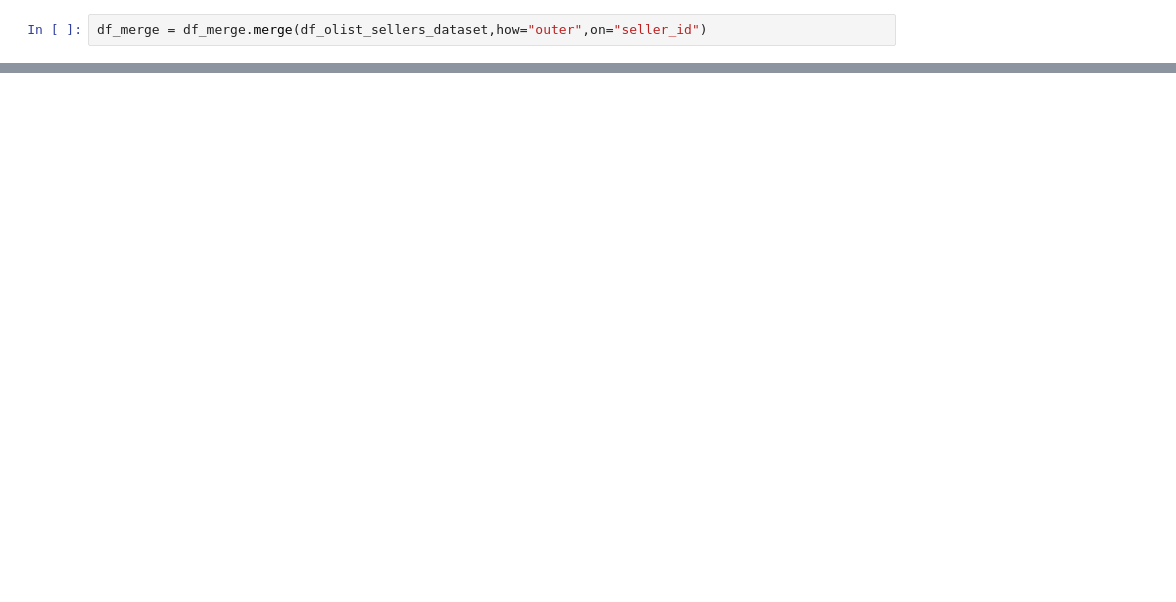
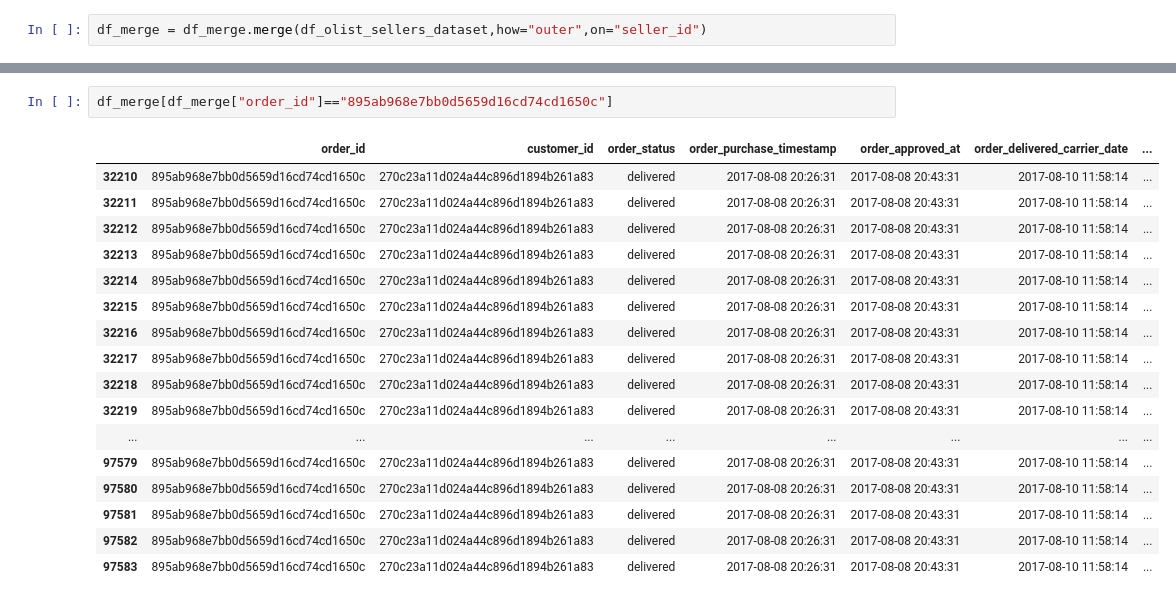
Before and after one commit to StevenDelval/segmentation_client, a Jupyter notebook: anlyse.ipynb, the cells around one changed output, grey strips where cells are left out. Drawn from its saved outputs; the diff is of its cells as text; blank space fills up the shorter version.

```diff
--- a/anlyse.ipynb
+++ b/anlyse.ipynb
@@ -40,0 +78,20 @@ msno.matrix(df_merge)
+# %%
+df_merge[df_merge["order_id"]=="895ab968e7bb0d5659d16cd74cd1650c"]
+# %% [output]
+|  | order_id | customer_id | order_status | order_purchase_timestamp | order_approved_at | order_delivered_carrier_date | ... |
+| 32210 | 895ab968e7bb0d5659d16cd74cd1650c | 270c23a11d024a44c896d1894b261a83 | delivered | 2017-08-08 20:26:31 | 2017-08-08 20:43:31 | 2017-08-10 11:58:14 | ... |
+| 32211 | 895ab968e7bb0d5659d16cd74cd1650c | 270c23a11d024a44c896d1894b261a83 | delivered | 2017-08-08 20:26:31 | 2017-08-08 20:43:31 | 2017-08-10 11:58:14 | ... |
+| 32212 | 895ab968e7bb0d5659d16cd74cd1650c | 270c23a11d024a44c896d1894b261a83 | delivered | 2017-08-08 20:26:31 | 2017-08-08 20:43:31 | 2017-08-10 11:58:14 | ... |
+| 32213 | 895ab968e7bb0d5659d16cd74cd1650c | 270c23a11d024a44c896d1894b261a83 | delivered | 2017-08-08 20:26:31 | 2017-08-08 20:43:31 | 2017-08-10 11:58:14 | ... |
+| 32214 | 895ab968e7bb0d5659d16cd74cd1650c | 270c23a11d024a44c896d1894b261a83 | delivered | 2017-08-08 20:26:31 | 2017-08-08 20:43:31 | 2017-08-10 11:58:14 | ... |
+| 32215 | 895ab968e7bb0d5659d16cd74cd1650c | 270c23a11d024a44c896d1894b261a83 | delivered | 2017-08-08 20:26:31 | 2017-08-08 20:43:31 | 2017-08-10 11:58:14 | ... |
+| 32216 | 895ab968e7bb0d5659d16cd74cd1650c | 270c23a11d024a44c896d1894b261a83 | delivered | 2017-08-08 20:26:31 | 2017-08-08 20:43:31 | 2017-08-10 11:58:14 | ... |
+| 32217 | 895ab968e7bb0d5659d16cd74cd1650c | 270c23a11d024a44c896d1894b261a83 | delivered | 2017-08-08 20:26:31 | 2017-08-08 20:43:31 | 2017-08-10 11:58:14 | ... |
+| 32218 | 895ab968e7bb0d5659d16cd74cd1650c | 270c23a11d024a44c896d1894b261a83 | delivered | 2017-08-08 20:26:31 | 2017-08-08 20:43:31 | 2017-08-10 11:58:14 | ... |
+| 32219 | 895ab968e7bb0d5659d16cd74cd1650c | 270c23a11d024a44c896d1894b261a83 | delivered | 2017-08-08 20:26:31 | 2017-08-08 20:43:31 | 2017-08-10 11:58:14 | ... |
+| ... | ... | ... | ... | ... | ... | ... | ... |
+| 97579 | 895ab968e7bb0d5659d16cd74cd1650c | 270c23a11d024a44c896d1894b261a83 | delivered | 2017-08-08 20:26:31 | 2017-08-08 20:43:31 | 2017-08-10 11:58:14 | ... |
+| 97580 | 895ab968e7bb0d5659d16cd74cd1650c | 270c23a11d024a44c896d1894b261a83 | delivered | 2017-08-08 20:26:31 | 2017-08-08 20:43:31 | 2017-08-10 11:58:14 | ... |
+| 97581 | 895ab968e7bb0d5659d16cd74cd1650c | 270c23a11d024a44c896d1894b261a83 | delivered | 2017-08-08 20:26:31 | 2017-08-08 20:43:31 | 2017-08-10 11:58:14 | ... |
+| 97582 | 895ab968e7bb0d5659d16cd74cd1650c | 270c23a11d024a44c896d1894b261a83 | delivered | 2017-08-08 20:26:31 | 2017-08-08 20:43:31 | 2017-08-10 11:58:14 | ... |
+| 97583 | 895ab968e7bb0d5659d16cd74cd1650c | 270c23a11d024a44c896d1894b261a83 | delivered | 2017-08-08 20:26:31 | 2017-08-08 20:43:31 | 2017-08-10 11:58:14 | ... |
```
Also changed, not shown: parts of 15 cells of this notebook.
